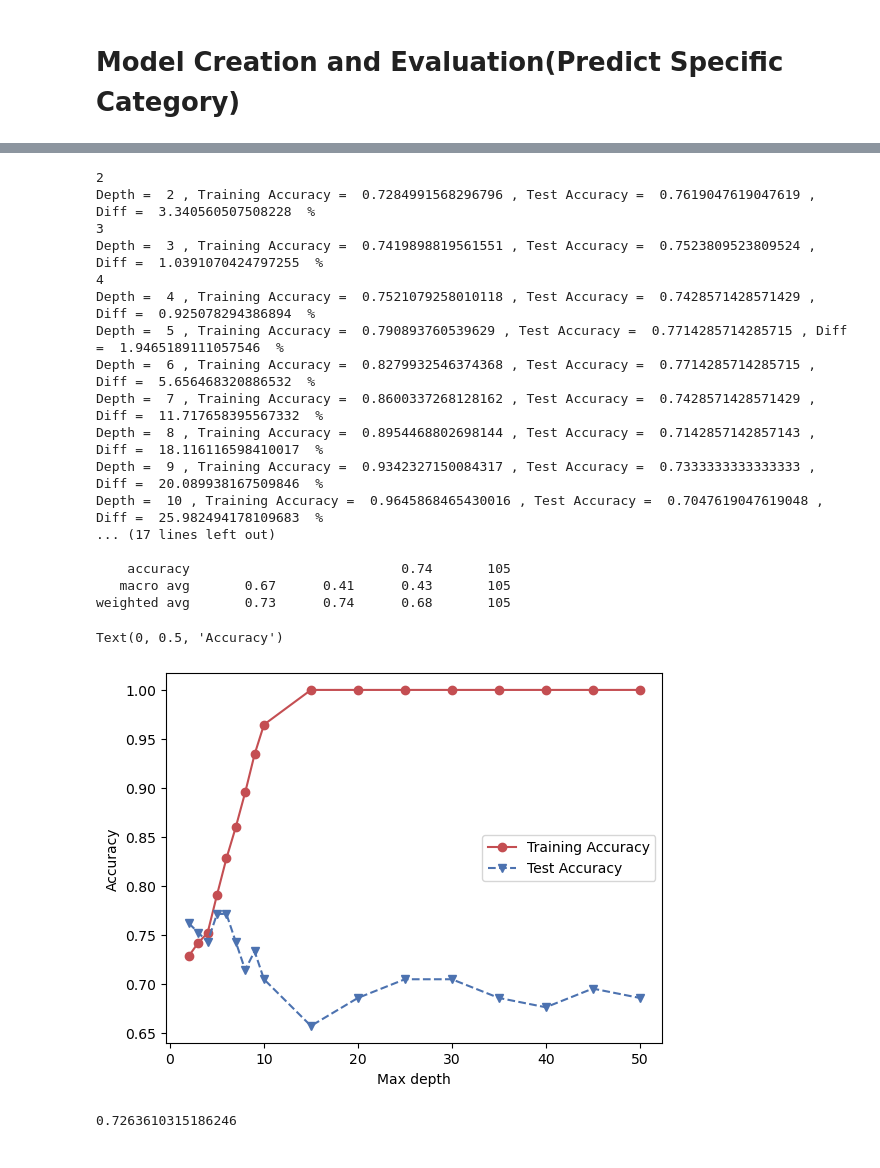
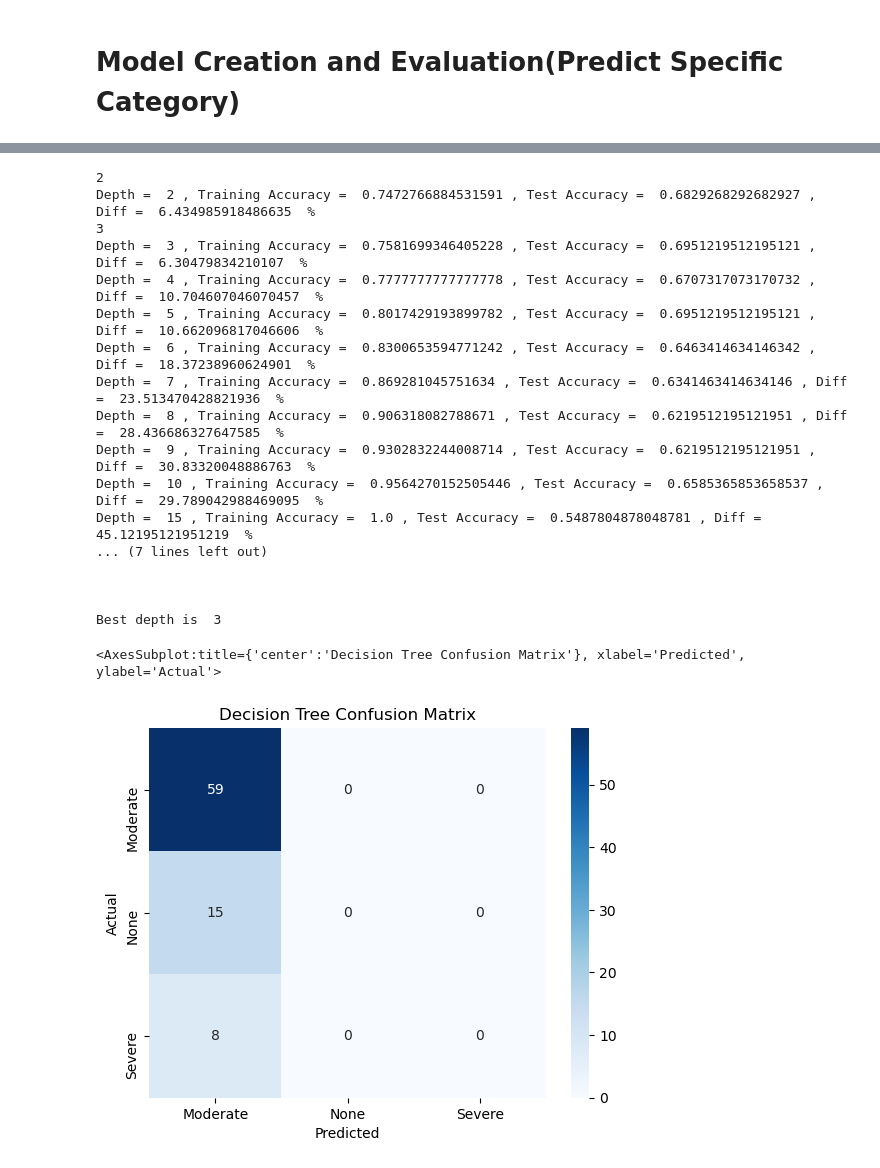
Before and after one commit to Jaber-Al-Siam/Lifestyle-and-Depression-Among-University-Students, a Jupyter notebook: Predict Depression Category.ipynb, the cells around one changed output, grey strips where cells are left out. Cells and saved outputs as stored; diff of their text form; code cells hidden in the pictures.

Commit message:
added confusion and classification matrix

```diff
--- a/Predict Depression Category.ipynb
+++ b/Predict Depression Category.ipynb
@@ -221,8 +220,6 @@ df.head()
 # df.columns = [c.strip() for c in df.columns]
 # df.columns = [c.lower().replace(' ', '_') for c in df.columns]
 
-df = df[df['movies_per_week'].astype(str).str.isdigit()]
-
 print(df.shape)
 df.head()
 # %% [output]
@@ -254,8 +271,12 @@ sns.boxplot(x='category', y='friends', data=df)
 
 limit = {
     'age': 28,
-    'semester': 20,
+    'semester': 23,
+    'sibilings': 3,
     'friends': 9,
+    'study_hours': 8,
+    'music_hours': 3,
+    'movies_per_week': 5,
 }
 
 # drop rows where limit exceed for features
@@ -293,8 +314,6 @@ Name: category, dtype: int64
 
 cat_features = df.select_dtypes(exclude='number').columns.tolist()
 cat_features.remove('category')  # target column for category prediction
-cat_features.remove('friends')  # target column for category prediction
-cat_features.remove('movies_per_week')  # target column for category prediction
-
+print(df.shape)
 cat_features
 # %% [output]
@@ -613,8 +640,8 @@ semester
 # %%
 # importing classifiers
 
+from sklearn.metrics import accuracy_score, classification_report, plot_roc_curve
 from sklearn.model_selection import GridSearchCV, StratifiedKFold, cross_val_score
-from sklearn.metrics import accuracy_score, classification_report, plot_roc_curve
 from sklearn.linear_model import LogisticRegression, Perceptron
 from sklearn.ensemble import RandomForestClassifier
 from sklearn.neighbors import KNeighborsClassifier
@@ -626,4 +653,5 @@ from sklearn.pipeline import Pipeline
 from sklearn.decomposition import PCA
 from sklearn.svm import SVC
 from sklearn import metrics
+skfold = StratifiedKFold(n_splits=5)
 # %%
@@ -726,65 +752,62 @@ weighted avg       0.54      0.73      0.62       105
 maxdepths = [2,3,4,5,6,7,8,9,10,15,20,25,30,35,40,45,50]
 trainAcc = np.zeros(len(maxdepths))
 testAcc = np.zeros(len(maxdepths))
+foldAcc = np.zeros(len(maxdepths))
 difference = 100.0
 best_depth = 0
 
 index = 0
 for depth in maxdepths:
-    clf = DecisionTreeClassifier(max_depth=depth)
+    clf = DecisionTreeClassifier(max_depth=depth, criterion='gini')
+    results = cross_val_score(clf, X_train, y_train, cv = skfold)
+    foldAcc[index] = np.mean(results)
     clf = clf.fit(X_train, y_train)
     y_predTrain = clf.predict(X_train)
     y_predTest = clf.predict(X_test)
     trainAcc[index] = accuracy_score(y_train, y_predTrain)
     testAcc[index] = accuracy_score(y_test, y_predTest)
     curr_difference = np.abs(trainAcc[index]-testAcc[index]) * 100.00
     if curr_difference < difference:
         difference = curr_difference
         print(depth)
         best_depth = depth
     print("Depth = ", depth, ", Training Accuracy = ", trainAcc[index], ", Test Accuracy = ", testAcc[index],
           ", Diff = ", curr_difference, " %")
     index += 1
 
 print('\n\n')
 print('Best depth is ', best_depth)
-clf = DecisionTreeClassifier(max_depth=best_depth)
+clf = DecisionTreeClassifier(max_depth=2, criterion='gini')
 clf = clf.fit(X_train, y_train)
 y_predTrain = clf.predict(X_train)
 y_predTest = clf.predict(X_test)
-print(classification_report(y_test, y_predTest))
 #########################################
 # Plot of training and test accuracies
 #########################################
 
-plt.plot(maxdepths,trainAcc,'ro-',maxdepths,testAcc,'bv--')
-plt.legend(['Training Accuracy','Test Accuracy'])
-plt.xlabel('Max depth')
-plt.ylabel('Accuracy')
+matrix = metrics.confusion_matrix(y_test, y_pred_test)
+df_cm = pd.DataFrame(matrix, columns=np.unique(y_test), index = np.unique(y_test))
+df_cm.index.name = 'Actual'
+df_cm.columns.name = 'Predicted'
+plt.title('Decision Tree Confusion Matrix')
+sns.heatmap(df_cm, cmap="Blues", annot=True)
 # %% [output]
 2
-Depth =  2 , Training Accuracy =  0.7284991568296796 , Test Accuracy =  0.7619047619047619 , Diff =  3.340560507508228  %
+Depth =  2 , Training Accuracy =  0.7472766884531591 , Test Accuracy =  0.6829268292682927 , Diff =  6.434985918486635  %
 3
-Depth =  3 , Training Accuracy =  0.7419898819561551 , Test Accuracy =  0.7523809523809524 , Diff =  1.0391070424797255  %
-4
-Depth =  4 , Training Accuracy =  0.7521079258010118 , Test Accuracy =  0.7428571428571429 , Diff =  0.925078294386894  %
-Depth =  5 , Training Accuracy =  0.790893760539629 , Test Accuracy =  0.7714285714285715 , Diff =  1.9465189111057546  %
-Depth =  6 , Training Accuracy =  0.8279932546374368 , Test Accuracy =  0.7714285714285715 , Diff =  5.656468320886532  %
-Depth =  7 , Training Accuracy =  0.8600337268128162 , Test Accuracy =  0.7428571428571429 , Diff =  11.717658395567332  %
-Depth =  8 , Training Accuracy =  0.8954468802698144 , Test Accuracy =  0.7142857142857143 , Diff =  18.116116598410017  %
-Depth =  9 , Training Accuracy =  0.9342327150084317 , Test Accuracy =  0.7333333333333333 , Diff =  20.089938167509846  %
-Depth =  10 , Training Accuracy =  0.9645868465430016 , Test Accuracy =  0.7047619047619048 , Diff =  25.982494178109683  %
-... (17 lines left out)
+Depth =  3 , Training Accuracy =  0.7581699346405228 , Test Accuracy =  0.6951219512195121 , Diff =  6.30479834210107  %
+Depth =  4 , Training Accuracy =  0.7777777777777778 , Test Accuracy =  0.6707317073170732 , Diff =  10.704607046070457  %
+Depth =  5 , Training Accuracy =  0.8017429193899782 , Test Accuracy =  0.6951219512195121 , Diff =  10.662096817046606  %
+Depth =  6 , Training Accuracy =  0.8300653594771242 , Test Accuracy =  0.6463414634146342 , Diff =  18.37238960624901  %
+Depth =  7 , Training Accuracy =  0.869281045751634 , Test Accuracy =  0.6341463414634146 , Diff =  23.513470428821936  %
+Depth =  8 , Training Accuracy =  0.906318082788671 , Test Accuracy =  0.6219512195121951 , Diff =  28.436686327647585  %
+Depth =  9 , Training Accuracy =  0.9302832244008714 , Test Accuracy =  0.6219512195121951 , Diff =  30.83320048886763  %
+Depth =  10 , Training Accuracy =  0.9564270152505446 , Test Accuracy =  0.6585365853658537 , Diff =  29.789042988469095  %
+Depth =  15 , Training Accuracy =  1.0 , Test Accuracy =  0.5487804878048781 , Diff =  45.12195121951219  %
+... (7 lines left out)
 
-    accuracy                           0.74       105
-   macro avg       0.67      0.41      0.43       105
-weighted avg       0.73      0.74      0.68       105
+
+
+Best depth is  3
-Text(0, 0.5, 'Accuracy')
+<AxesSubplot:title={'center':'Decision Tree Confusion Matrix'}, xlabel='Predicted', ylabel='Actual'>
-[figure, old version]
+[figure, new version]
-# %%
-skfold = StratifiedKFold(n_splits=2)
-clf = DecisionTreeClassifier(max_depth=3)
-results = cross_val_score(clf, X, y, cv = skfold)
-print(np.mean(results))
-# %% [output]
-0.7263610315186246
```
Also changed, not shown: parts of 67 cells of this notebook, 1 other file.
